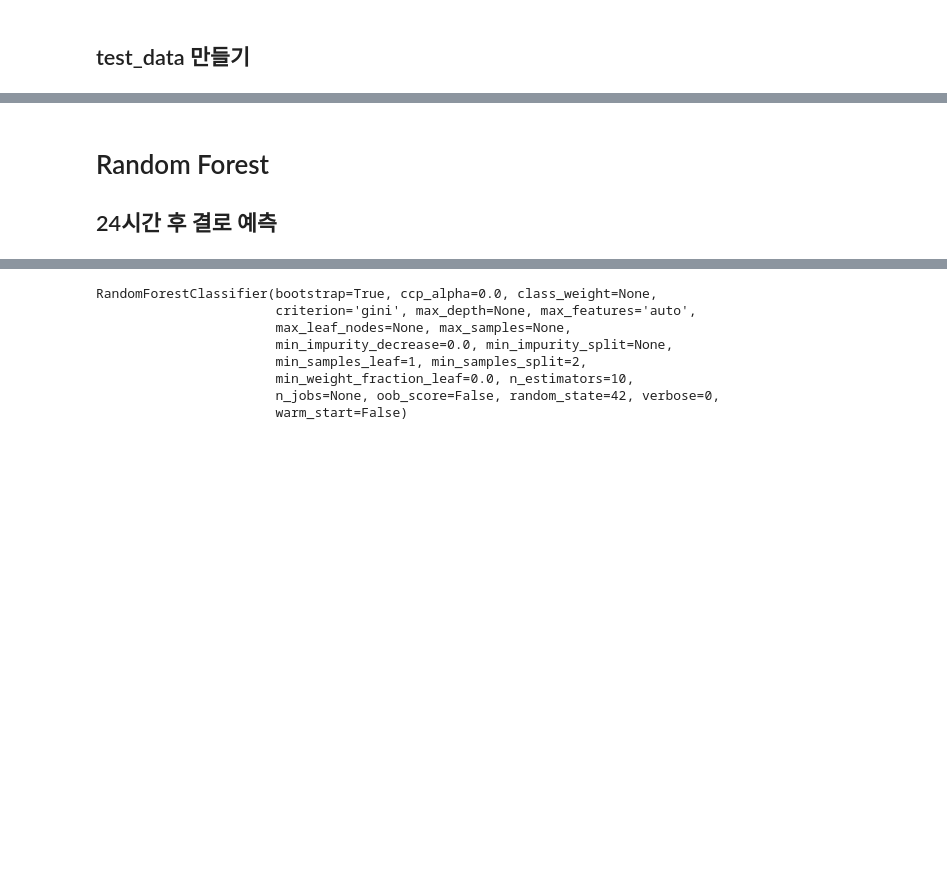
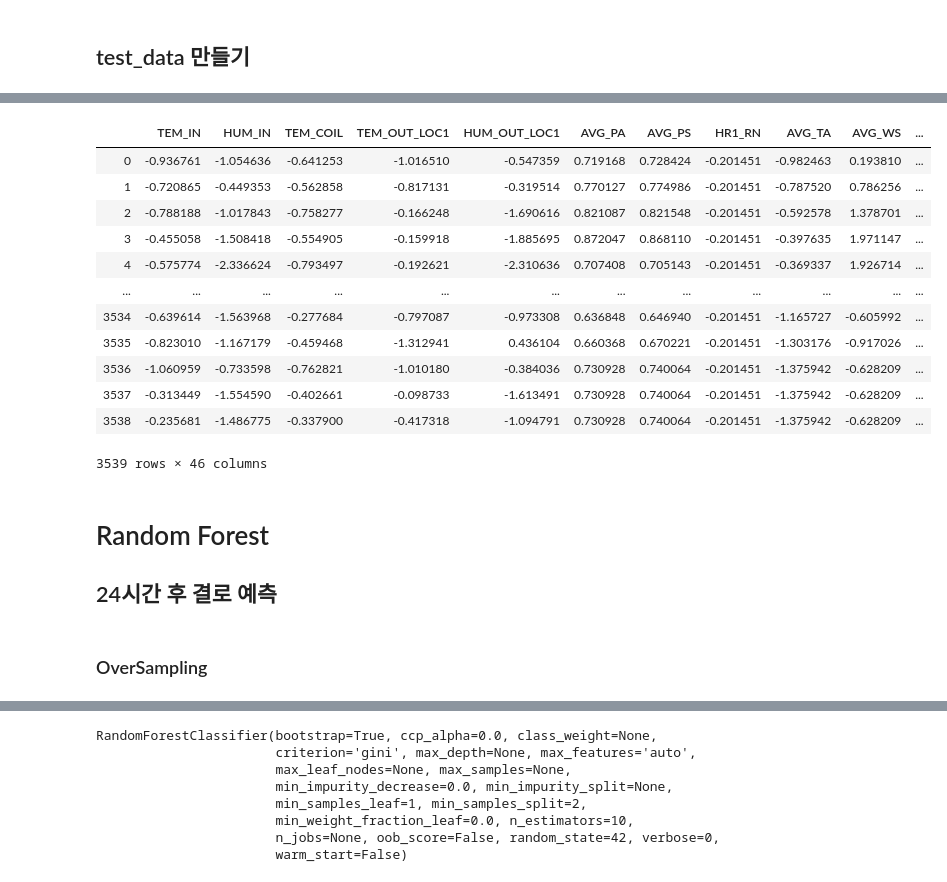
Before and after one commit to ek-koh/2020-Weather-Bigdata-Contest, a Jupyter notebook: Weather-Bigdata-Contest/3_1. SMOTE머신러닝.ipynb, the cells around one changed output, grey strips where cells are left out. Drawn from its saved outputs; the diff is of its cells as text; code cells hidden in the pictures; blank space fills up the shorter version.

```diff
--- a/Weather-Bigdata-Contest/3_1. SMOTE머신러닝.ipynb
+++ b/Weather-Bigdata-Contest/3_1. SMOTE머신러닝.ipynb
@@ -205,3 +184,21 @@ KeyError: "['MEA_DDHR' 'X24H_TMA' 'X48H_TMA'] not found in axis"
+# %%
+test_X
+# %% [output]
+|  | TEM_IN | HUM_IN | TEM_COIL | TEM_OUT_LOC1 | HUM_OUT_LOC1 | AVG_PA | AVG_PS | HR1_RN | AVG_TA | AVG_WS | ... |
+| 0 | -0.936761 | -1.054636 | -0.641253 | -1.016510 | -0.547359 | 0.719168 | 0.728424 | -0.201451 | -0.982463 | 0.193810 | ... |
+| 1 | -0.720865 | -0.449353 | -0.562858 | -0.817131 | -0.319514 | 0.770127 | 0.774986 | -0.201451 | -0.787520 | 0.786256 | ... |
+| 2 | -0.788188 | -1.017843 | -0.758277 | -0.166248 | -1.690616 | 0.821087 | 0.821548 | -0.201451 | -0.592578 | 1.378701 | ... |
+| 3 | -0.455058 | -1.508418 | -0.554905 | -0.159918 | -1.885695 | 0.872047 | 0.868110 | -0.201451 | -0.397635 | 1.971147 | ... |
+| 4 | -0.575774 | -2.336624 | -0.793497 | -0.192621 | -2.310636 | 0.707408 | 0.705143 | -0.201451 | -0.369337 | 1.926714 | ... |
+| ... | ... | ... | ... | ... | ... | ... | ... | ... | ... | ... | ... |
+| 3534 | -0.639614 | -1.563968 | -0.277684 | -0.797087 | -0.973308 | 0.636848 | 0.646940 | -0.201451 | -1.165727 | -0.605992 | ... |
+| 3535 | -0.823010 | -1.167179 | -0.459468 | -1.312941 | 0.436104 | 0.660368 | 0.670221 | -0.201451 | -1.303176 | -0.917026 | ... |
+| 3536 | -1.060959 | -0.733598 | -0.762821 | -1.010180 | -0.384036 | 0.730928 | 0.740064 | -0.201451 | -1.375942 | -0.628209 | ... |
+| 3537 | -0.313449 | -1.554590 | -0.402661 | -0.098733 | -1.613491 | 0.730928 | 0.740064 | -0.201451 | -1.375942 | -0.628209 | ... |
+| 3538 | -0.235681 | -1.486775 | -0.337900 | -0.417318 | -1.094791 | 0.730928 | 0.740064 | -0.201451 | -1.375942 | -0.628209 | ... |
+3539 rows × 46 columns
 # %% [markdown]
 # Random Forest
 ## 24시간 후 결로 예측
+# %% [markdown]
+### OverSampling
```
Also changed, not shown: parts of 53 cells of this notebook, 1 other file.
